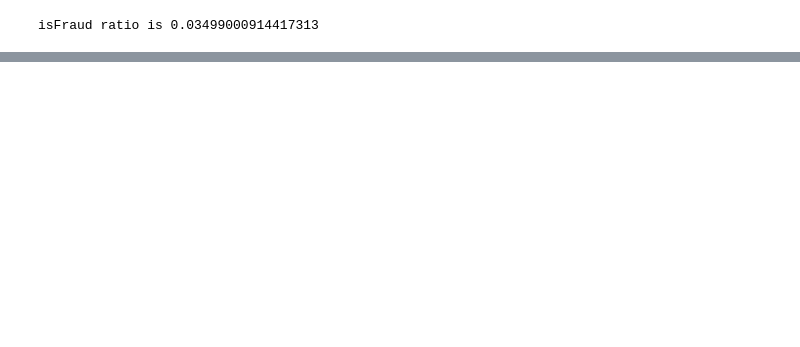
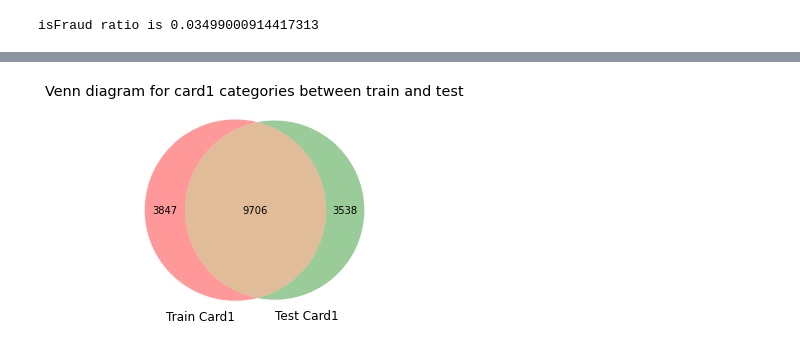
Before and after one commit to raywu60kg/credit-card-fraud-detection, a Jupyter notebook: notebooks/EDA.ipynb, the cells around one changed output, grey strips where cells are left out. Drawn from its saved outputs; the diff is of its cells as text; code cells hidden in the pictures; blank space fills up the shorter version.

```diff
--- a/notebooks/EDA.ipynb
+++ b/notebooks/EDA.ipynb
@@ -310,0 +231,7 @@ cv_results.
+# %%
+# Check the categorical feature between train and test
+plt.title("Venn diagram for card1 categories between train and test")
+venn2([set(train["card1"]), set(test["card1"])], set_labels=('Train Card1', 'Test Card1'))
+plt.show()
+# %% [output]
+[figure, added]
```
Also changed, not shown: parts of 67 cells of this notebook, 20 other files.
